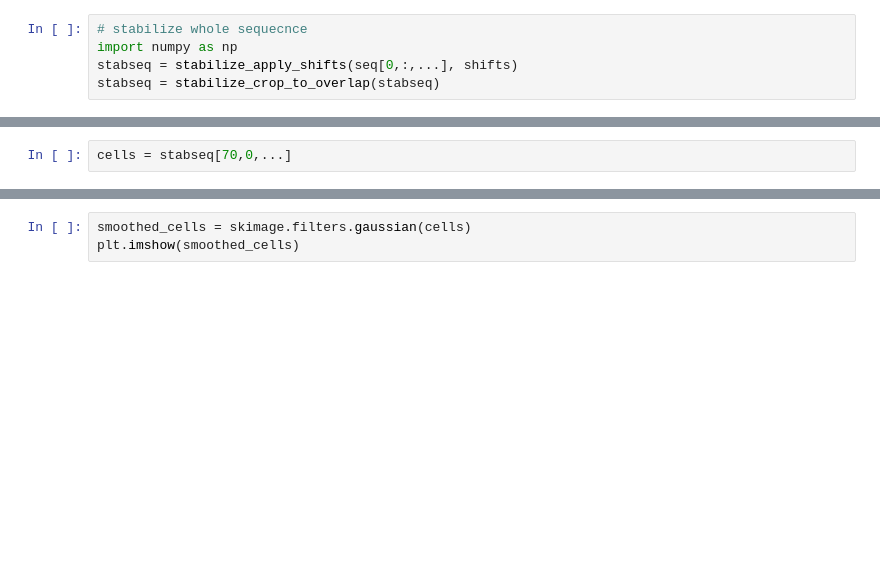
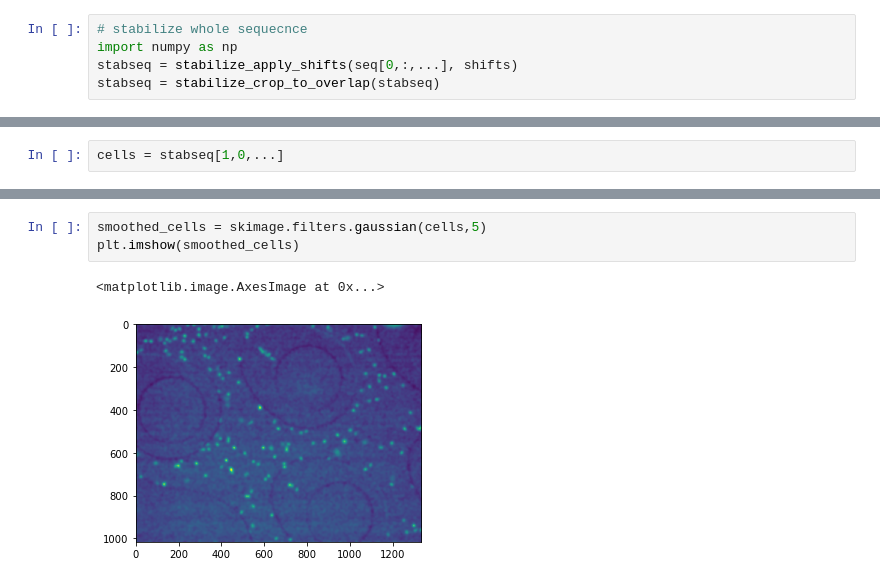
Before and after one commit to monashmicroimaging/microfluidics, a Jupyter notebook: notebooks/scratchpad_notebook.ipynb, the cells around one changed output, grey strips where cells are left out. Drawn from its saved outputs; the diff is of its cells as text; blank space fills up the shorter version.

```diff
--- a/notebooks/scratchpad_notebook.ipynb
+++ b/notebooks/scratchpad_notebook.ipynb
@@ -77,4 +104,4 @@ tuple(range(10)).index(5)
 # %%
-cells = stabseq[70,0,...]
+cells = stabseq[1,0,...]
 # %%
 plt.imshow(cells,  interpolation='none', vmin=300, vmax=500)
@@ -81,6 +111,9 @@ plt.imshow(cells,  interpolation='none', vmin=300, vmax=500)
 # %%
-smoothed_cells = skimage.filters.gaussian(cells)
+smoothed_cells = skimage.filters.gaussian(cells,5)
 plt.imshow(smoothed_cells)
+# %% [output]
+<matplotlib.image.AxesImage at 0x...>
+[figure, added]
 # %%
 bgcorr = smoothed_cells - background
 plt.imshow(bgcorr)
```
Also changed, not shown: parts of 26 cells of this notebook, 1 other file.
